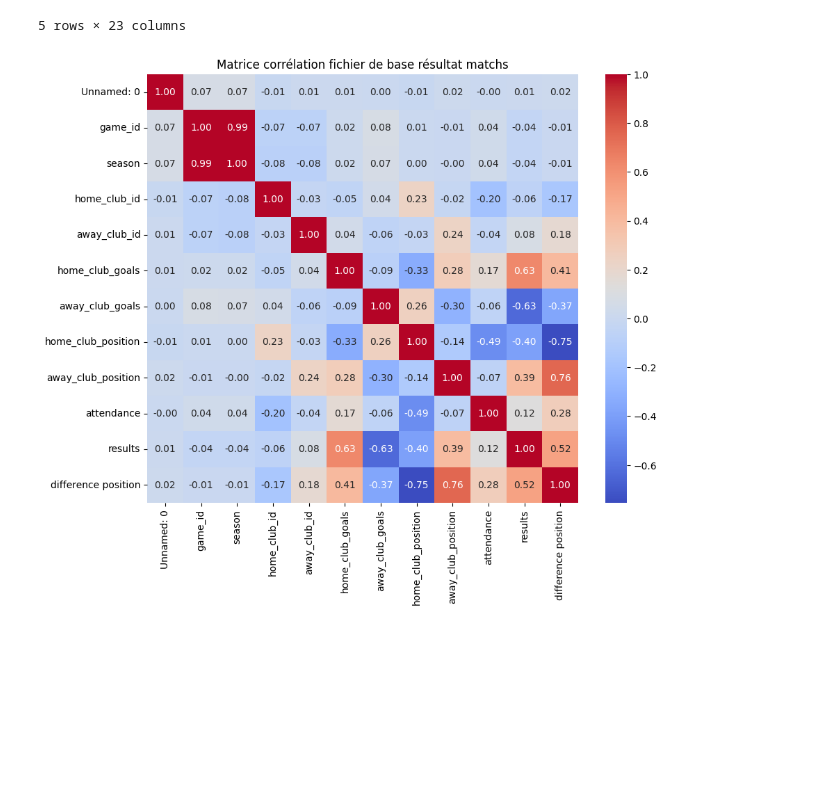
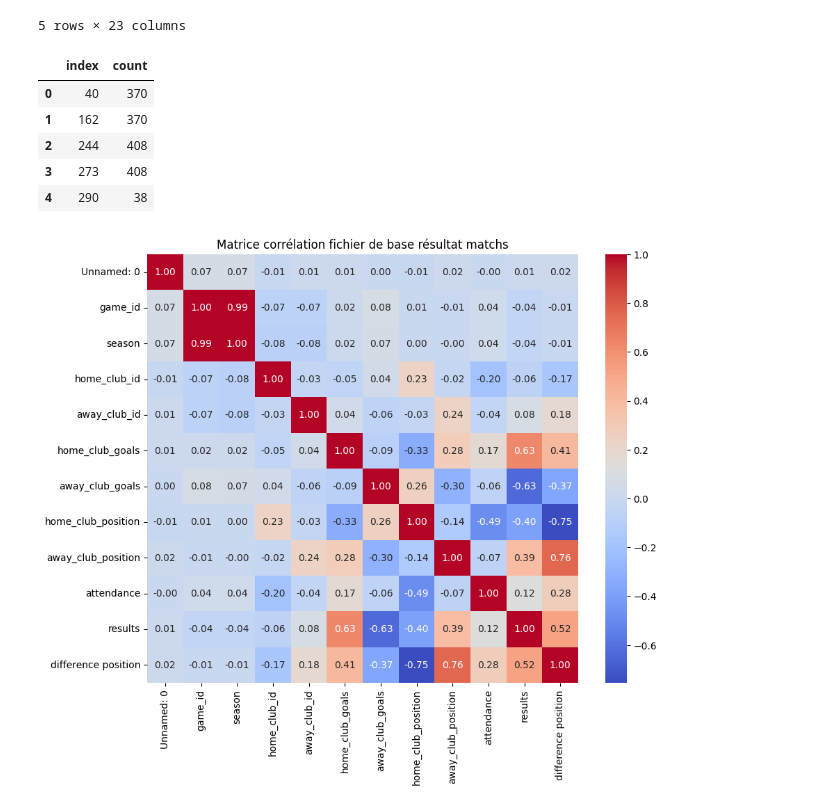
Before and after one commit to AntoninChevalier/Winunmax, a Jupyter notebook: notebooks/exploration.ipynb, the cells around one changed output. Drawn from its saved outputs; the diff is of its cells as text; code cells hidden in the pictures; blank space fills up the shorter version.

```diff
--- a/notebooks/exploration.ipynb
+++ b/notebooks/exploration.ipynb
@@ -173,3 +186,18 @@ memory usage: 732.9+ KB
+# %%
+#Vérification si chaque équipe joue le même nombre de match : NON ---> on doit donc calculer le winrate
+
+verification_match_domicile = df_resultat_matchs["home_club_id"].value_counts()
+verification_match_exterieur = df_resultat_matchs["away_club_id"].value_counts()
+verification_nb_total_match = verification_match_domicile.add(verification_match_exterieur,fill_value=0).astype(int)
+verification_nb_total_match = verification_nb_total_match.reset_index()
+verification_nb_total_match.head(5)
+# %% [output]
+|  | index | count |
+| 0 | 40 | 370 |
+| 1 | 162 | 370 |
+| 2 | 244 | 408 |
+| 3 | 273 | 408 |
+| 4 | 290 | 38 |
 # %%
 #Test de la corrélation sur le dataframe de match initial
 
```
Also changed, not shown: parts of 10 cells of this notebook, 1 other file.
